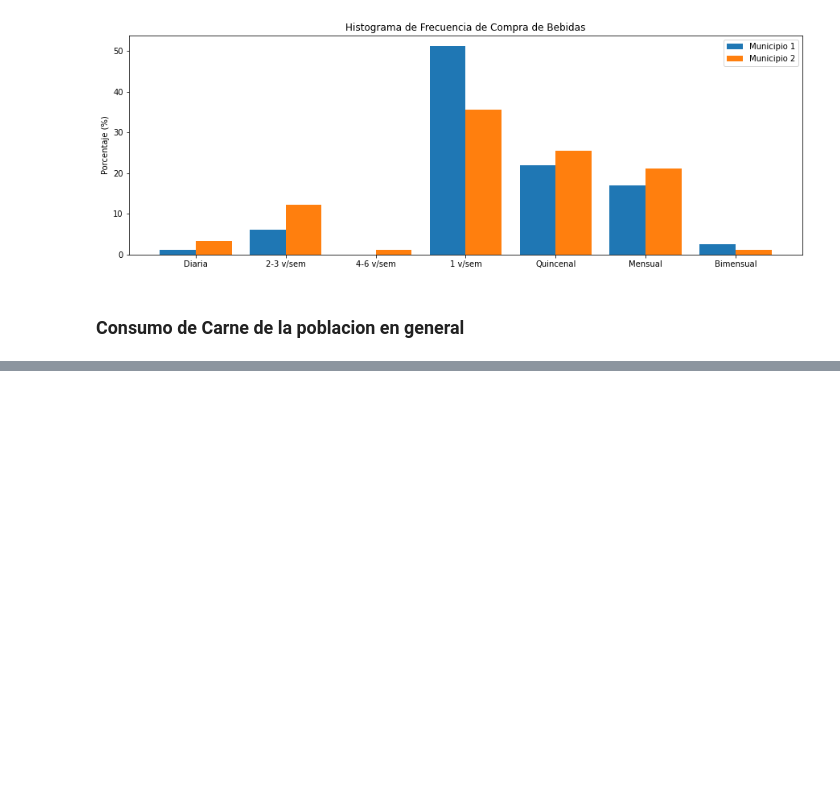
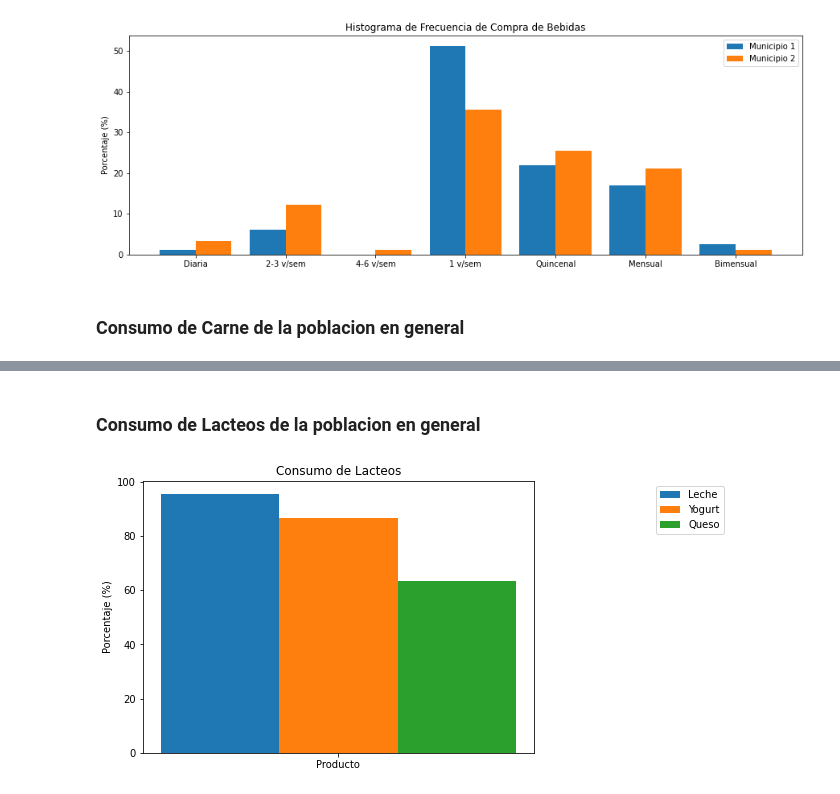
Before and after one commit to RosalynD/Consumo, a Jupyter notebook: Graficos.ipynb, the cells around one changed output, grey strips where cells are left out. Drawn from its saved outputs; the diff is of its cells as text; code cells hidden in the pictures; blank space fills up the shorter version.

```diff
--- a/Graficos.ipynb
+++ b/Graficos.ipynb
@@ -601,0 +649,13 @@ subcategorybar(['Producto'], [pr[1], pce[1], pp[1], ppe[1], ppo[1]], ya='P', tit
+# %% [markdown]
+### Consumo de Lacteos de la poblacion en general
+# %%
+a = lacteos[2][lacteos[2].columns[0]]
+b = lacteos[2][lacteos[2].columns[5]]
+c = lacteos[2][lacteos[2].columns[10]]
+
+f1, p1, cod1, f2, p2, cod2 =  pltfig(a , b, plot=False)
+f3, p3, cod3, _, _, _ =  pltfig(c , a, plot=False)
+rcParams['figure.figsize']=7,5
+subcategorybar(['Producto'], [p1[1], p2[1], p3[1]], ya='P', title='Consumo de Lacteos', leg=['Leche', 'Yogurt', 'Queso'])
+# %% [output]
+[figure, added]
```
Also changed, not shown: parts of 25 cells of this notebook, 3 other files.
